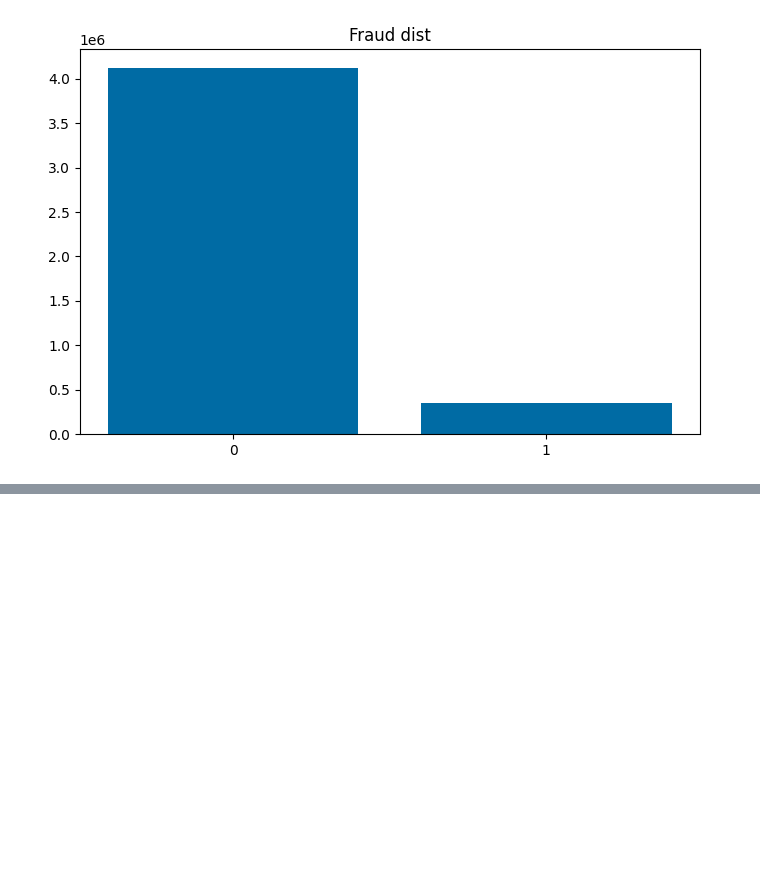
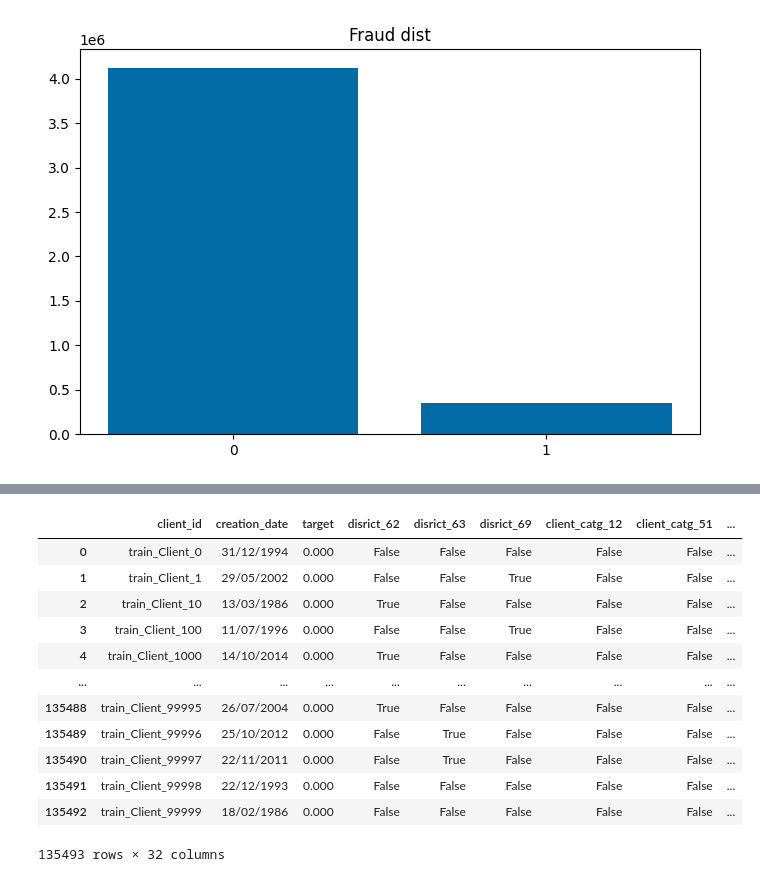
Before and after one commit to nikwilms/fraud-detection-electricity-gas-consumption, a Jupyter notebook: Initial_eda_nikita.ipynb, the cells around one changed output, grey strips where cells are left out. Saved outputs shown, nothing was run; the diff lists cells and outputs as text; code cells hidden in the pictures; blank space fills up the shorter version.

Commit message:
added dummy variables for agg dataset and client dataset
changed categorical var to dtype=categorical

cleaned outliers for consumption 1-4 in agg dataset with std*3

```diff
--- a/Initial_eda_nikita.ipynb
+++ b/Initial_eda_nikita.ipynb
@@ -437,0 +219,3 @@ plt.show()
+# %%
+df_agg_invoice_train = agg_invoice_num_mode_no_monthly_weighting(df_invoice_train)
+# df_ges_test =agg_invoice_num_mode_no_monthly_weighting(df_invoice_test)
@@ -437,0 +256,21 @@ plt.show()
+# %%
+### dummy variables for agg invoice dataset
+
+# select categorical features
+cat_features_invoice = [
+    "tarif_type",
+    "counter_statue",
+    "counter_code",
+    "reading_remarque",
+    "counter_type",
+]
+
+for col in cat_features_invoice:
+    df_agg_invoice_train[col] = df_agg_invoice_train[col].astype("category")
+
+
+df_ges_train_dummies = pd.get_dummies(
+    df_agg_invoice_train, columns=cat_features_invoice, drop_first=True
+)
+
+# added 64 new columns, total 77 columns
@@ -437,0 +293,30 @@ plt.show()
+# %%
+### dummy variables for client dataset
+
+# select categorical features
+cat_features_client = ["disrict", "client_catg", "region"]
+
+for col in cat_features_client:
+    df_client_train[col] = df_client_train[col].astype("category")
+
+df_client_train_dummies = pd.get_dummies(
+    df_client_train, columns=cat_features_client, drop_first=True
+)
+
+# added 26 new columns, total 32 column
+
+df_client_train_dummies
+# %% [output]
+|  | client_id | creation_date | target | disrict_62 | disrict_63 | disrict_69 | client_catg_12 | client_catg_51 | ... |
+| 0 | train_Client_0 | 31/12/1994 | 0.000 | False | False | False | False | False | ... |
+| 1 | train_Client_1 | 29/05/2002 | 0.000 | False | False | True | False | False | ... |
+| 2 | train_Client_10 | 13/03/1986 | 0.000 | True | False | False | False | False | ... |
+| 3 | train_Client_100 | 11/07/1996 | 0.000 | False | False | True | False | False | ... |
+| 4 | train_Client_1000 | 14/10/2014 | 0.000 | True | False | False | False | False | ... |
+| ... | ... | ... | ... | ... | ... | ... | ... | ... | ... |
+| 135488 | train_Client_99995 | 26/07/2004 | 0.000 | True | False | False | False | False | ... |
+| 135489 | train_Client_99996 | 25/10/2012 | 0.000 | False | True | False | False | False | ... |
+| 135490 | train_Client_99997 | 22/11/2011 | 0.000 | False | True | False | False | False | ... |
+| 135491 | train_Client_99998 | 22/12/1993 | 0.000 | False | False | False | False | False | ... |
+| 135492 | train_Client_99999 | 18/02/1986 | 0.000 | False | False | False | False | False | ... |
+135493 rows × 32 columns
```
Also changed, not shown: parts of 25 cells of this notebook.
